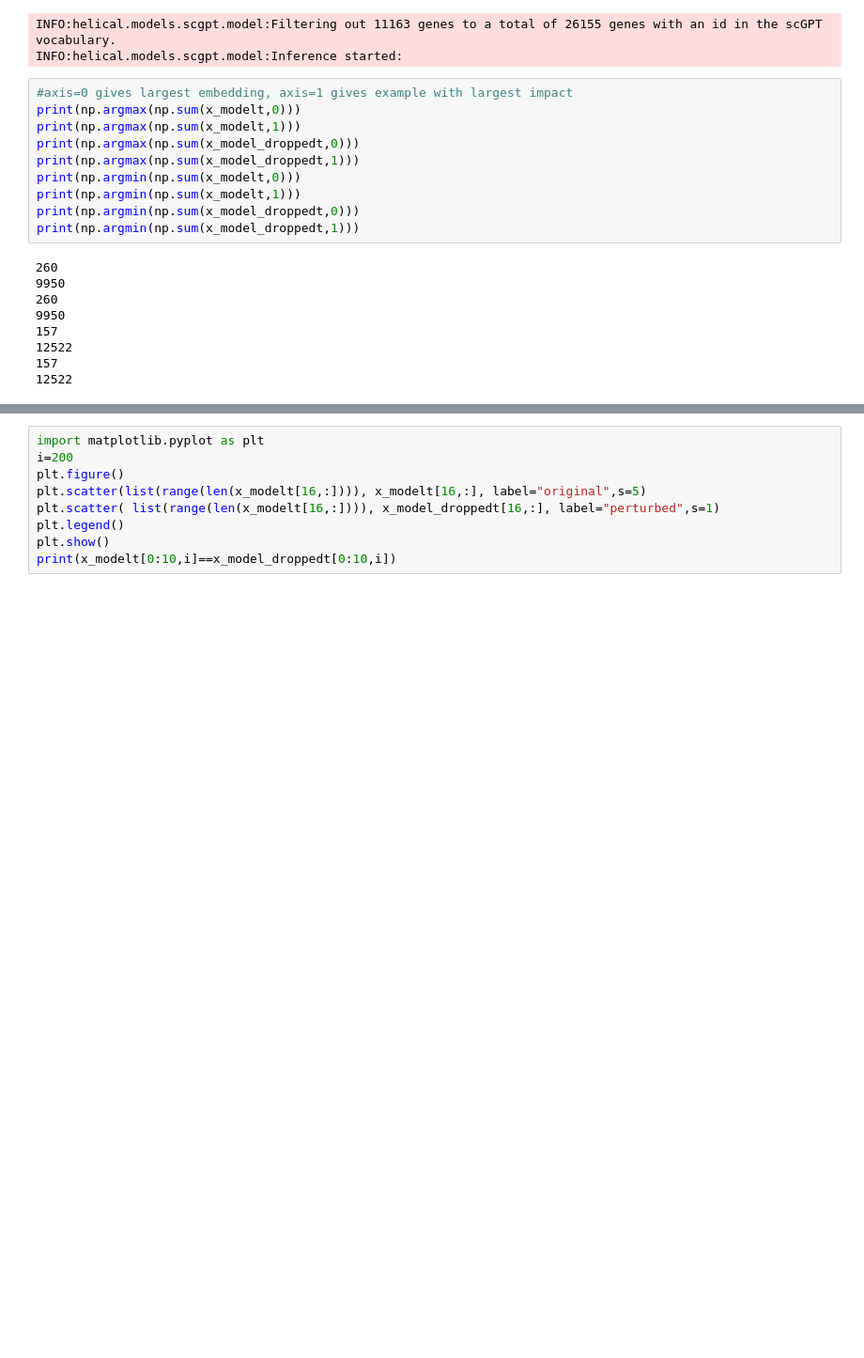
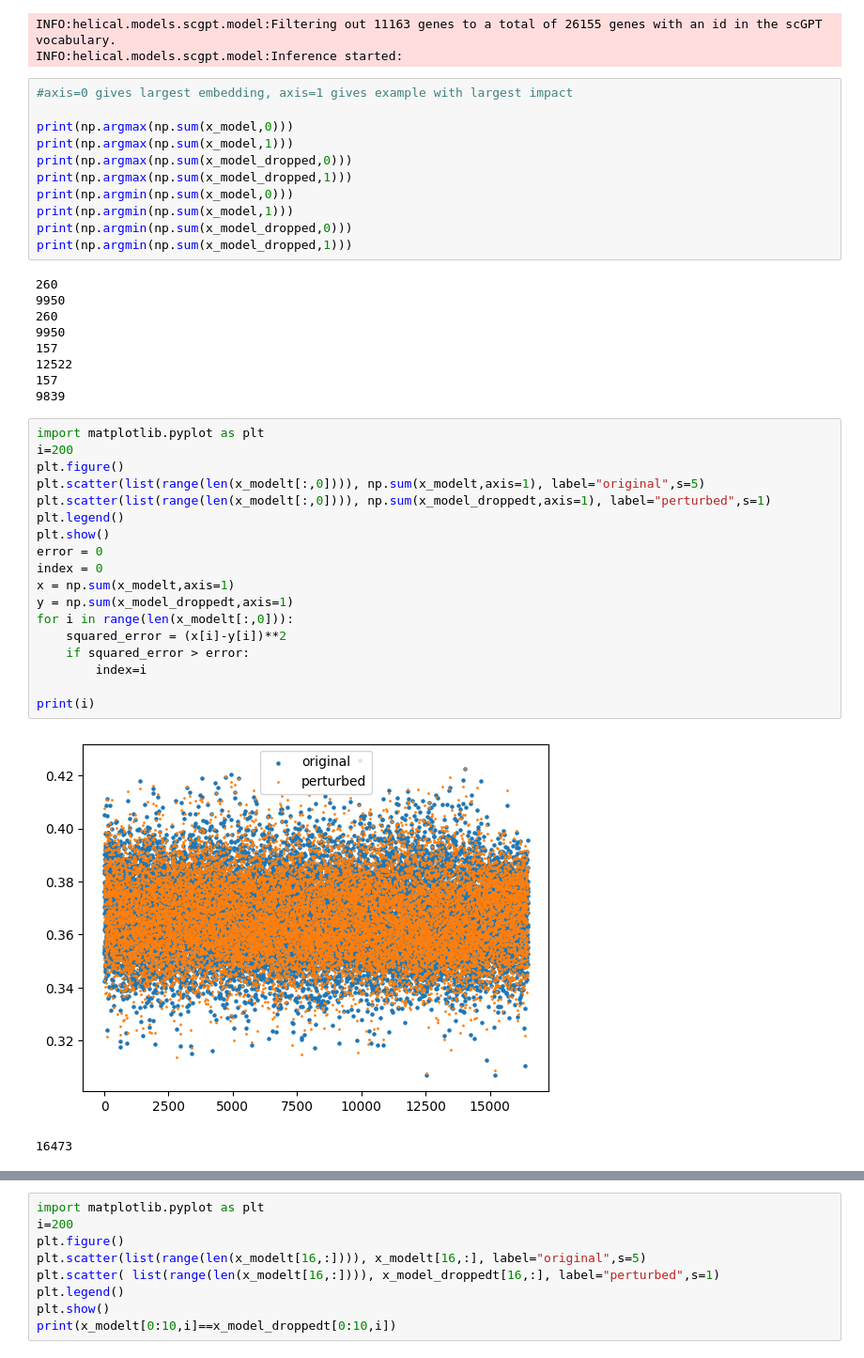
Before and after one commit to tom-jod/Helical_assesment, a Jupyter notebook: Assesment.ipynb, the cells around one changed output, grey strips where cells are left out. Shown at 94% size. Cells and saved outputs as stored; diff of their text form; blank space fills up the shorter version.

```diff
--- a/Assesment.ipynb
+++ b/Assesment.ipynb
@@ -151,14 +151,15 @@ INFO:helical.models.scgpt.model:Filtering out 11163 genes to a total of 26155 ge
 INFO:helical.models.scgpt.model:Inference started:
 # %%
 #axis=0 gives largest embedding, axis=1 gives example with largest impact
-print(np.argmax(np.sum(x_modelt,0)))
-print(np.argmax(np.sum(x_modelt,1)))
-print(np.argmax(np.sum(x_model_droppedt,0)))
-print(np.argmax(np.sum(x_model_droppedt,1)))
-print(np.argmin(np.sum(x_modelt,0)))
-print(np.argmin(np.sum(x_modelt,1)))
-print(np.argmin(np.sum(x_model_droppedt,0)))
-print(np.argmin(np.sum(x_model_droppedt,1)))
+
+print(np.argmax(np.sum(x_model,0)))
+print(np.argmax(np.sum(x_model,1)))
+print(np.argmax(np.sum(x_model_dropped,0)))
+print(np.argmax(np.sum(x_model_dropped,1)))
+print(np.argmin(np.sum(x_model,0)))
+print(np.argmin(np.sum(x_model,1)))
+print(np.argmin(np.sum(x_model_dropped,0)))
+print(np.argmin(np.sum(x_model_dropped,1)))
 # %% [output]
 260
 9950
@@ -167,4 +168,25 @@ print(np.argmin(np.sum(x_model_droppedt,1)))
 157
 12522
 157
-12522
+9839
+# %%
+import matplotlib.pyplot as plt
+i=200
+plt.figure()
+plt.scatter(list(range(len(x_modelt[:,0]))), np.sum(x_modelt,axis=1), label="original",s=5)
+plt.scatter(list(range(len(x_modelt[:,0]))), np.sum(x_model_droppedt,axis=1), label="perturbed",s=1)
+plt.legend()
+plt.show()
+error = 0
+index = 0
+x = np.sum(x_modelt,axis=1)
+y = np.sum(x_model_droppedt,axis=1)
+for i in range(len(x_modelt[:,0])):
+    squared_error = (x[i]-y[i])**2
+    if squared_error > error:
+        index=i
+
+print(i)
+# %% [output]
+[figure, added]
+16473
```
Also changed, not shown: parts of 26 cells of this notebook.
